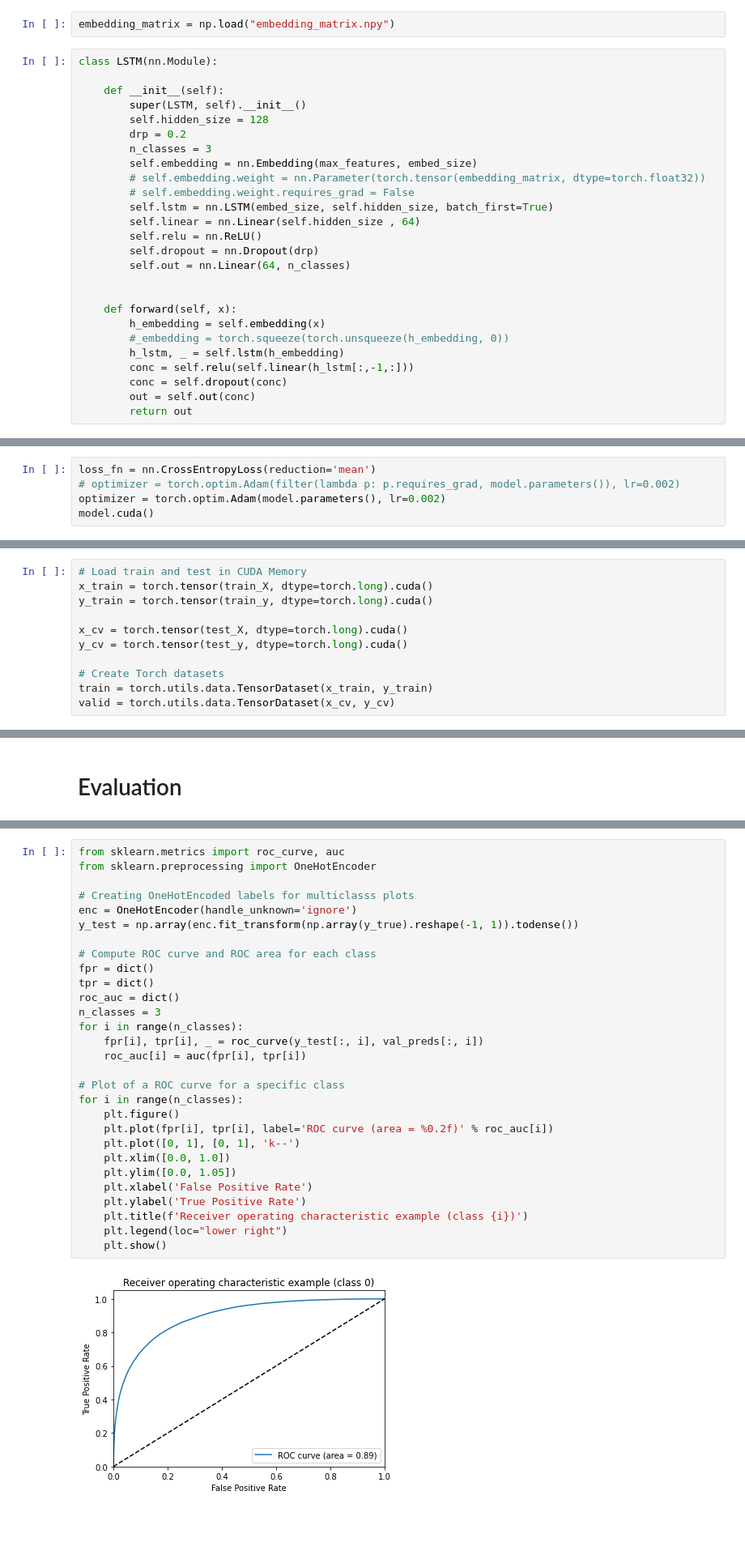
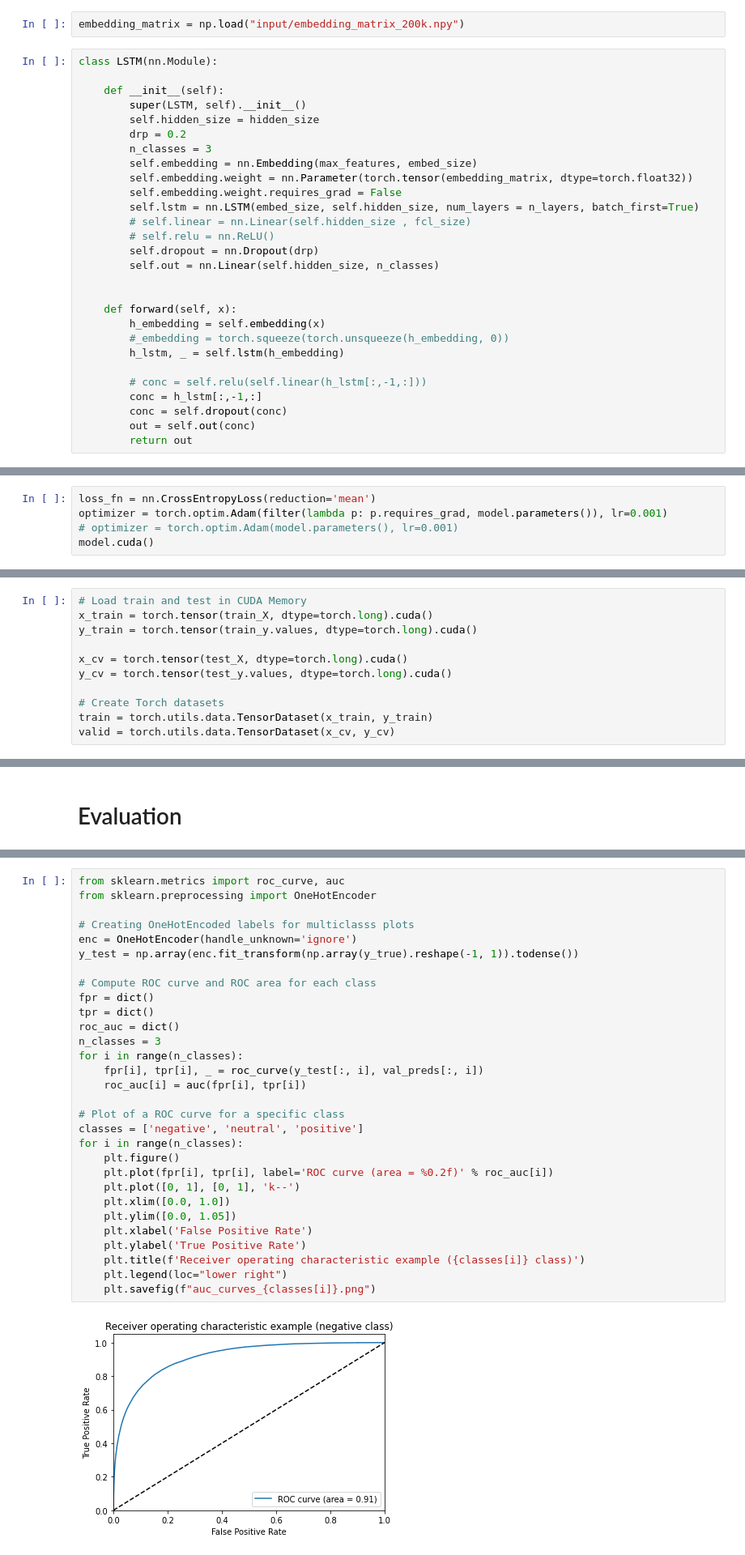
Before and after one commit to KAttila98/DM2583_project_Group3, a Jupyter notebook: LSTM.ipynb, the cells around one changed output, grey strips where cells are left out. Shown at 81% size. Cells and saved outputs as stored; diff of their text form; blank space fills up the shorter version.

Commit message:
LSTM validation results added

```diff
--- a/LSTM.ipynb
+++ b/LSTM.ipynb
@@ -170,28 +169,30 @@ np.save("embedding_matrix.npy", embedding_matrix)
 # %%
-embedding_matrix = np.load("embedding_matrix.npy")
+embedding_matrix = np.load("input/embedding_matrix_200k.npy")
 # %%
 class LSTM(nn.Module):
 
     def __init__(self):
         super(LSTM, self).__init__()
-        self.hidden_size = 128
+        self.hidden_size = hidden_size
         drp = 0.2
         n_classes = 3
         self.embedding = nn.Embedding(max_features, embed_size)
-        # self.embedding.weight = nn.Parameter(torch.tensor(embedding_matrix, dtype=torch.float32))
-        # self.embedding.weight.requires_grad = False
-        self.lstm = nn.LSTM(embed_size, self.hidden_size, batch_first=True)
-        self.linear = nn.Linear(self.hidden_size , 64)
-        self.relu = nn.ReLU()
+        self.embedding.weight = nn.Parameter(torch.tensor(embedding_matrix, dtype=torch.float32))
+        self.embedding.weight.requires_grad = False
+        self.lstm = nn.LSTM(embed_size, self.hidden_size, num_layers = n_layers, batch_first=True)
+        # self.linear = nn.Linear(self.hidden_size , fcl_size)
+        # self.relu = nn.ReLU()
         self.dropout = nn.Dropout(drp)
-        self.out = nn.Linear(64, n_classes)
+        self.out = nn.Linear(self.hidden_size, n_classes)
 
 
     def forward(self, x):
         h_embedding = self.embedding(x)
         #_embedding = torch.squeeze(torch.unsqueeze(h_embedding, 0))
         h_lstm, _ = self.lstm(h_embedding)
-        conc = self.relu(self.linear(h_lstm[:,-1,:]))
+
+        # conc = self.relu(self.linear(h_lstm[:,-1,:]))
+        conc = h_lstm[:,-1,:]
         conc = self.dropout(conc)
         out = self.out(conc)
         return out
@@ -199,8 +200,8 @@ class LSTM(nn.Module):
 model = LSTM()
 # %%
 loss_fn = nn.CrossEntropyLoss(reduction='mean')
-# optimizer = torch.optim.Adam(filter(lambda p: p.requires_grad, model.parameters()), lr=0.002)
-optimizer = torch.optim.Adam(model.parameters(), lr=0.002)
+optimizer = torch.optim.Adam(filter(lambda p: p.requires_grad, model.parameters()), lr=0.001)
+# optimizer = torch.optim.Adam(model.parameters(), lr=0.001)
 model.cuda()
 # %% [output]
 LSTM(
@@ -214,10 +213,10 @@ LSTM(
 # %%
 # Load train and test in CUDA Memory
 x_train = torch.tensor(train_X, dtype=torch.long).cuda()
-y_train = torch.tensor(train_y, dtype=torch.long).cuda()
+y_train = torch.tensor(train_y.values, dtype=torch.long).cuda()
 
 x_cv = torch.tensor(test_X, dtype=torch.long).cuda()
-y_cv = torch.tensor(test_y, dtype=torch.long).cuda()
+y_cv = torch.tensor(test_y.values, dtype=torch.long).cuda()
 
 # Create Torch datasets
 train = torch.utils.data.TensorDataset(x_train, y_train)
@@ -319,31 +322,32 @@ AUC: 0.8691457530409362
 # %%
 from sklearn.metrics import roc_curve, auc
 from sklearn.preprocessing import OneHotEncoder
 
 # Creating OneHotEncoded labels for multiclasss plots
 enc = OneHotEncoder(handle_unknown='ignore')
 y_test = np.array(enc.fit_transform(np.array(y_true).reshape(-1, 1)).todense())
 
 # Compute ROC curve and ROC area for each class
 fpr = dict()
 tpr = dict()
 roc_auc = dict()
 n_classes = 3
 for i in range(n_classes):
     fpr[i], tpr[i], _ = roc_curve(y_test[:, i], val_preds[:, i])
     roc_auc[i] = auc(fpr[i], tpr[i])
 
 # Plot of a ROC curve for a specific class
+classes = ['negative', 'neutral', 'positive']
 for i in range(n_classes):
     plt.figure()
     plt.plot(fpr[i], tpr[i], label='ROC curve (area = %0.2f)' % roc_auc[i])
     plt.plot([0, 1], [0, 1], 'k--')
     plt.xlim([0.0, 1.0])
     plt.ylim([0.0, 1.05])
     plt.xlabel('False Positive Rate')
     plt.ylabel('True Positive Rate')
-    plt.title(f'Receiver operating characteristic example (class {i})')
+    plt.title(f'Receiver operating characteristic example ({classes[i]} class)')
     plt.legend(loc="lower right")
-    plt.show()
+    plt.savefig(f"auc_curves_{classes[i]}.png")
 # %% [output]
-[figure, old version]
+[figure, new version]
```
Also changed, not shown: parts of 16 cells of this notebook, 8 other files.
